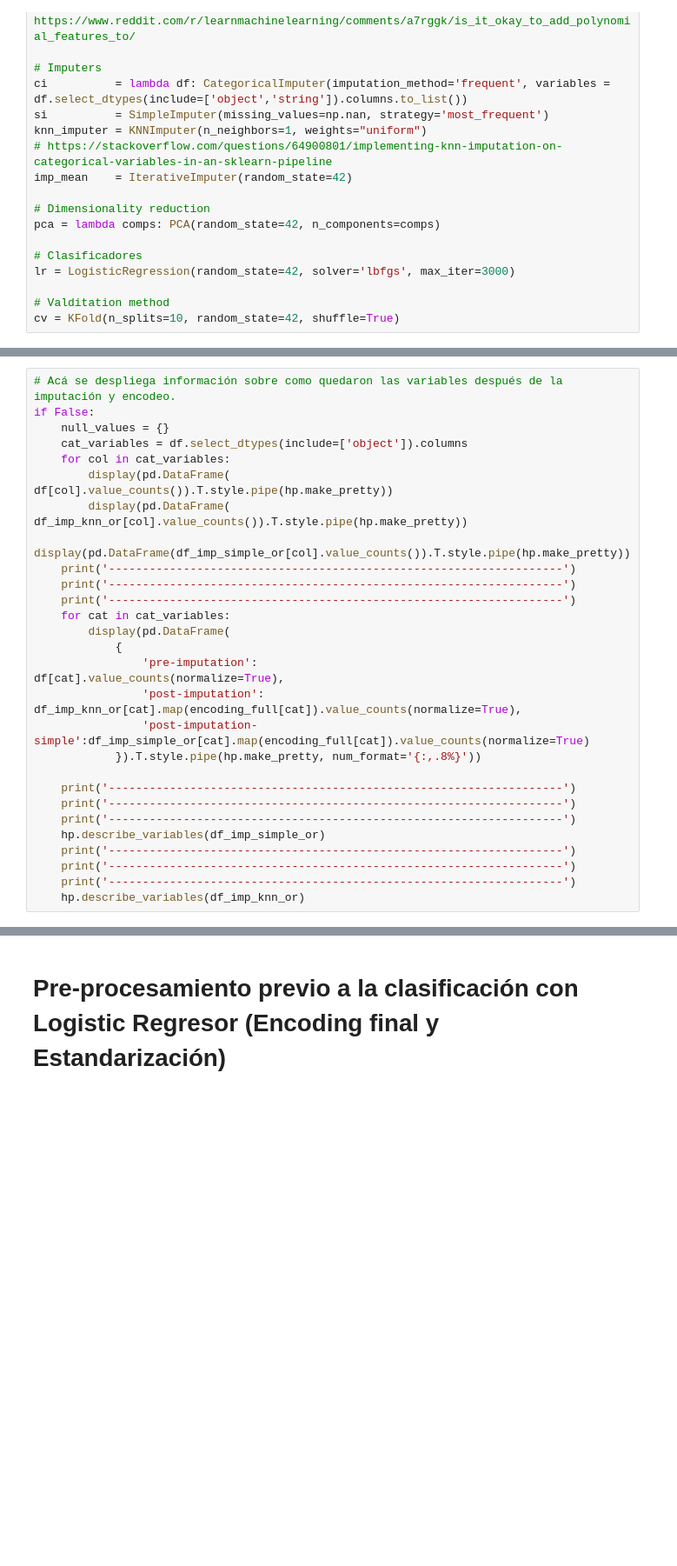
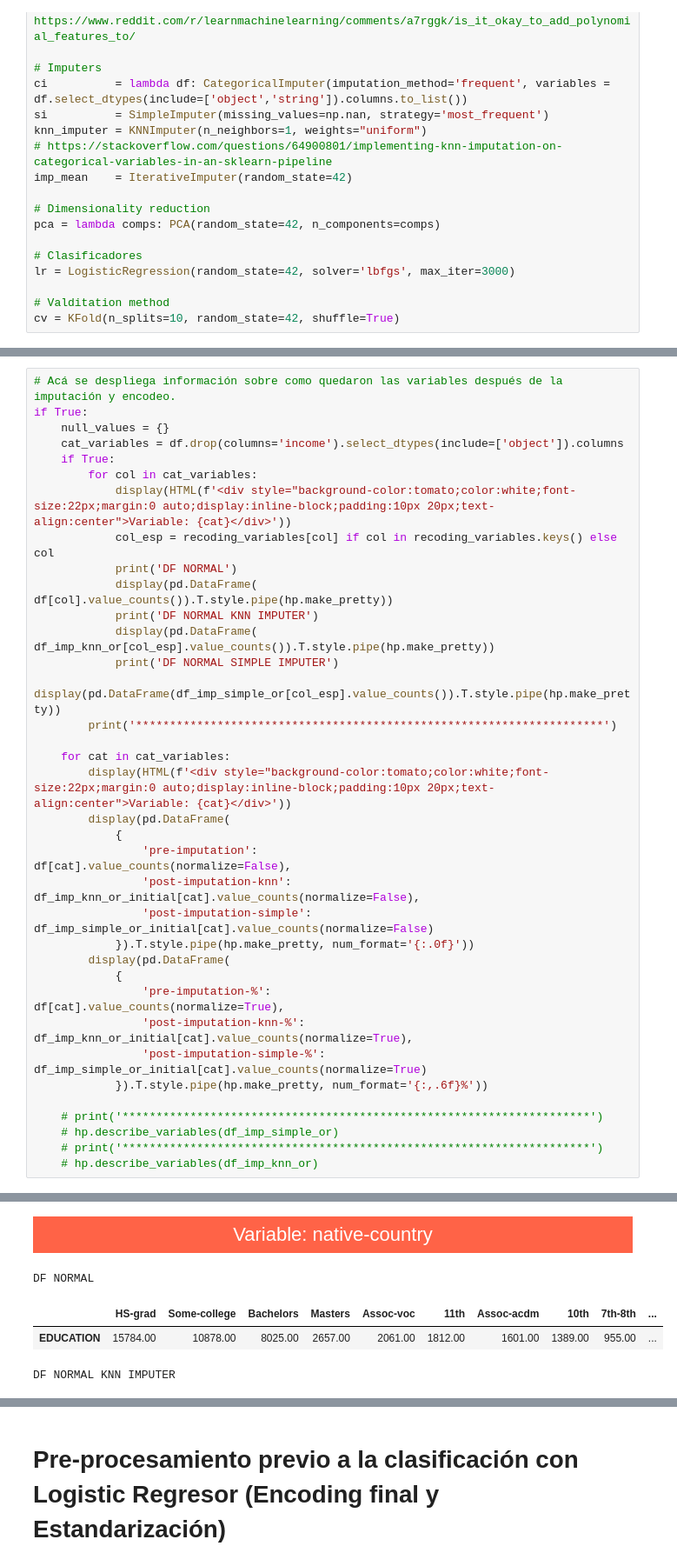
Before and after one commit to tomaspemora/desafio-latam-tareas-BA-TP, a Jupyter notebook: fundamentos_data_science/Prueba/desafio_1.ipynb, the cells around one changed output, grey strips where cells are left out. Shown at 87% size. Drawn from its saved outputs; the diff is of its cells as text; blank space fills up the shorter version.

```diff
--- a/fundamentos_data_science/Prueba/desafio_1.ipynb
+++ b/fundamentos_data_science/Prueba/desafio_1.ipynb
@@ -293,28 +334,37 @@ df_imp_knn_or    = pd.DataFrame(oe.inverse_transform(df_imp_knn)   , index=X.ind
 # %%
 # Acá se despliega información sobre como quedaron las variables después de la imputación y encodeo.
-if False:
+if True:
     null_values = {}
-    cat_variables = df.select_dtypes(include=['object']).columns
-    for col in cat_variables:
-        display(pd.DataFrame(              df[col].value_counts()).T.style.pipe(hp.make_pretty))
-        display(pd.DataFrame(   df_imp_knn_or[col].value_counts()).T.style.pipe(hp.make_pretty))
-        display(pd.DataFrame(df_imp_simple_or[col].value_counts()).T.style.pipe(hp.make_pretty))
-    print('-------------------------------------------------------------------')
-    print('-------------------------------------------------------------------')
-    print('-------------------------------------------------------------------')
+    cat_variables = df.drop(columns='income').select_dtypes(include=['object']).columns
+    if True:
+        for col in cat_variables:
+            display(HTML(f'<div style="background-color:tomato;color:white;font-size:22px;margin:0 auto;display:inline-block;padding:10px 20px;text-align:center">Variable: {cat}</div>'))
+            col_esp = recoding_variables[col] if col in recoding_variables.keys() else col
+            print('DF NORMAL')
+            display(pd.DataFrame(                  df[col].value_counts()).T.style.pipe(hp.make_pretty))
+            print('DF NORMAL KNN IMPUTER')
+            display(pd.DataFrame(   df_imp_knn_or[col_esp].value_counts()).T.style.pipe(hp.make_pretty))
+            print('DF NORMAL SIMPLE IMPUTER')
+            display(pd.DataFrame(df_imp_simple_or[col_esp].value_counts()).T.style.pipe(hp.make_pretty))
+        print('*********************************************************************')
+
     for cat in cat_variables:
+        display(HTML(f'<div style="background-color:tomato;color:white;font-size:22px;margin:0 auto;display:inline-block;padding:10px 20px;text-align:center">Variable: {cat}</div>'))
         display(pd.DataFrame(
             {
-                'pre-imputation':                                              df[cat].value_counts(normalize=True),
-                'post-imputation':          df_imp_knn_or[cat].map(encoding_full[cat]).value_counts(normalize=True),
-                'post-imputation-simple':df_imp_simple_or[cat].map(encoding_full[cat]).value_counts(normalize=True)
-            }).T.style.pipe(hp.make_pretty, num_format='{:,.8%}'))
+                'pre-imputation':                                 df[cat].value_counts(normalize=False),
+                'post-imputation-knn':         df_imp_knn_or_initial[cat].value_counts(normalize=False),
+                'post-imputation-simple':   df_imp_simple_or_initial[cat].value_counts(normalize=False)
+            }).T.style.pipe(hp.make_pretty, num_format='{:.0f}'))
+        display(pd.DataFrame(
+            {
+                'pre-imputation-%':                               df[cat].value_counts(normalize=True),
+                'post-imputation-knn-%':       df_imp_knn_or_initial[cat].value_counts(normalize=True),
+                'post-imputation-simple-%': df_imp_simple_or_initial[cat].value_counts(normalize=True)
+            }).T.style.pipe(hp.make_pretty, num_format='{:,.6f}%'))
 
-    print('-------------------------------------------------------------------')
-    print('-------------------------------------------------------------------')
-    print('-------------------------------------------------------------------')
-    hp.describe_variables(df_imp_simple_or)
-    print('-------------------------------------------------------------------')
-    print('-------------------------------------------------------------------')
-    print('-------------------------------------------------------------------')
-    hp.describe_variables(df_imp_knn_or)
+    # print('*********************************************************************')
+    # hp.describe_variables(df_imp_simple_or)
+    # print('*********************************************************************')
+    # hp.describe_variables(df_imp_knn_or)
+# %% [output]
@@ -320,0 +381,5 @@ if False:
+Variable: native-country
+DF NORMAL
+|  | HS-grad | Some-college | Bachelors | Masters | Assoc-voc | 11th | Assoc-acdm | 10th | 7th-8th | ... |
+| EDUCATION | 15784.00 | 10878.00 | 8025.00 | 2657.00 | 2061.00 | 1812.00 | 1601.00 | 1389.00 | 955.00 | ... |
+DF NORMAL KNN IMPUTER
```
Also changed, not shown: parts of 24 cells of this notebook, 1 other file.
